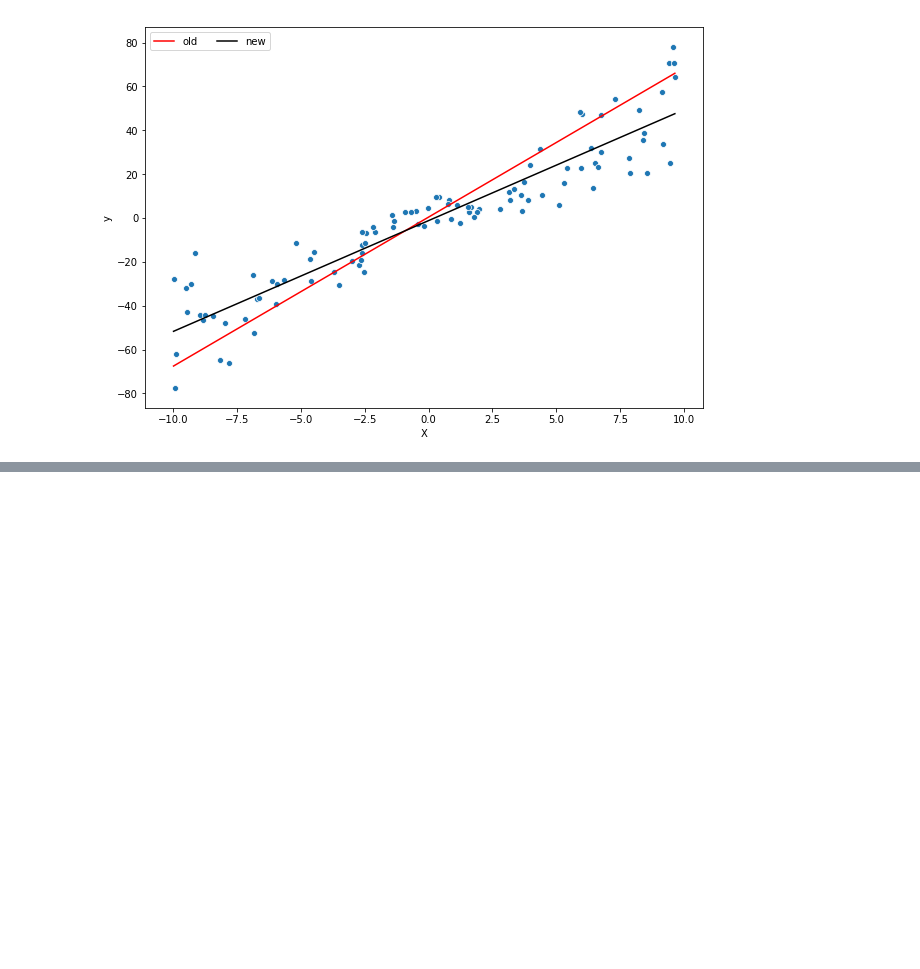
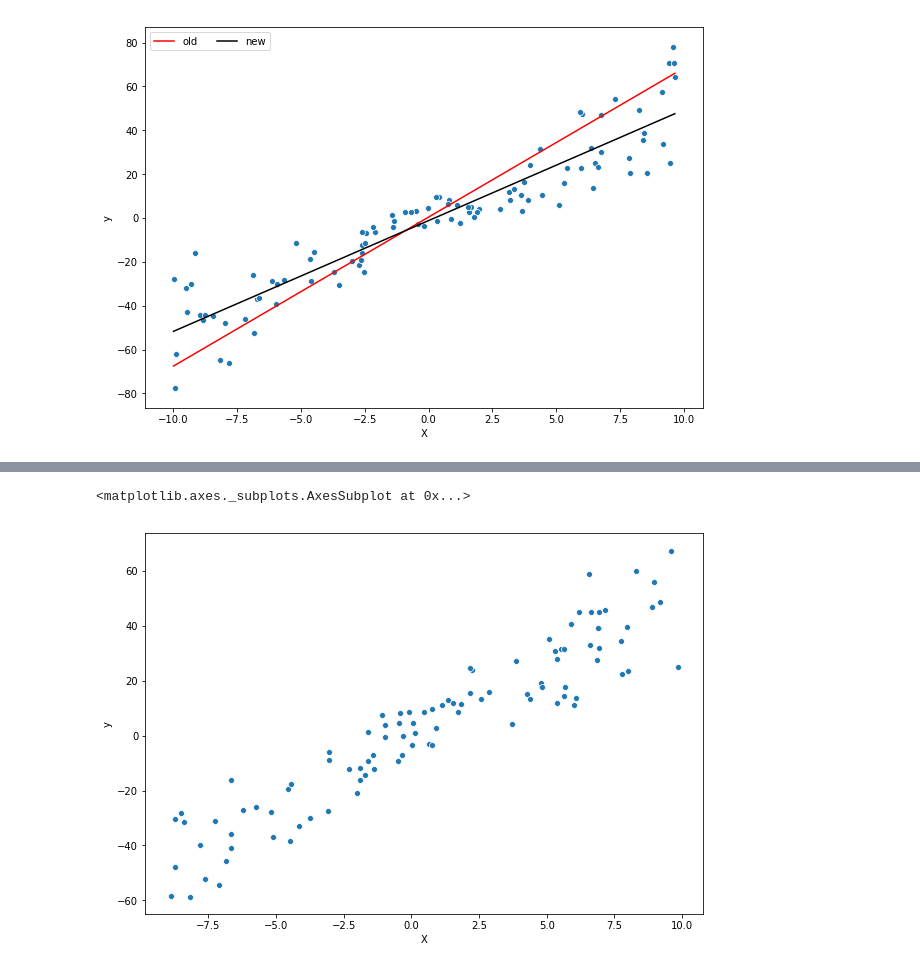
Before and after one commit to mxzgit/Sklearn-ML, a Jupyter notebook: Models/Linear Regression.ipynb, the cells around one changed output, grey strips where cells are left out. Cells and saved outputs as stored; diff of their text form; code cells hidden in the pictures; blank space fills up the shorter version.

```diff
--- a/Models/Linear Regression.ipynb
+++ b/Models/Linear Regression.ipynb
@@ -73,0 +111,6 @@ plt.legend(['old','new'], ncol=2, loc='upper left')
+# %%
+plt.figure(figsize=(10,7))
+sns.scatterplot(x='X', y='y', data=data)
+# %% [output]
+<matplotlib.axes._subplots.AxesSubplot at 0x...>
+[figure, added]
```
Also changed, not shown: parts of 7 cells of this notebook.
